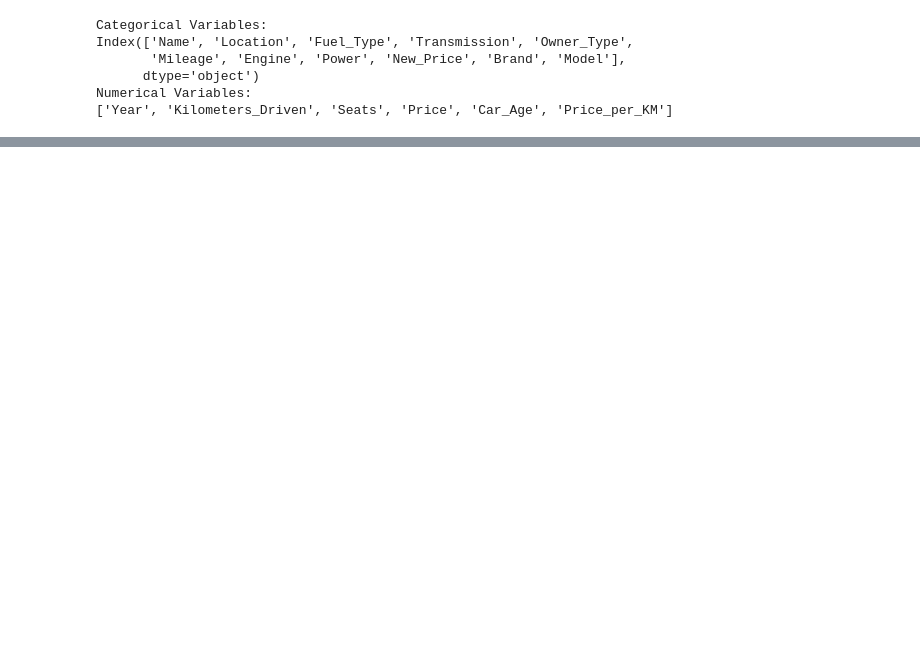
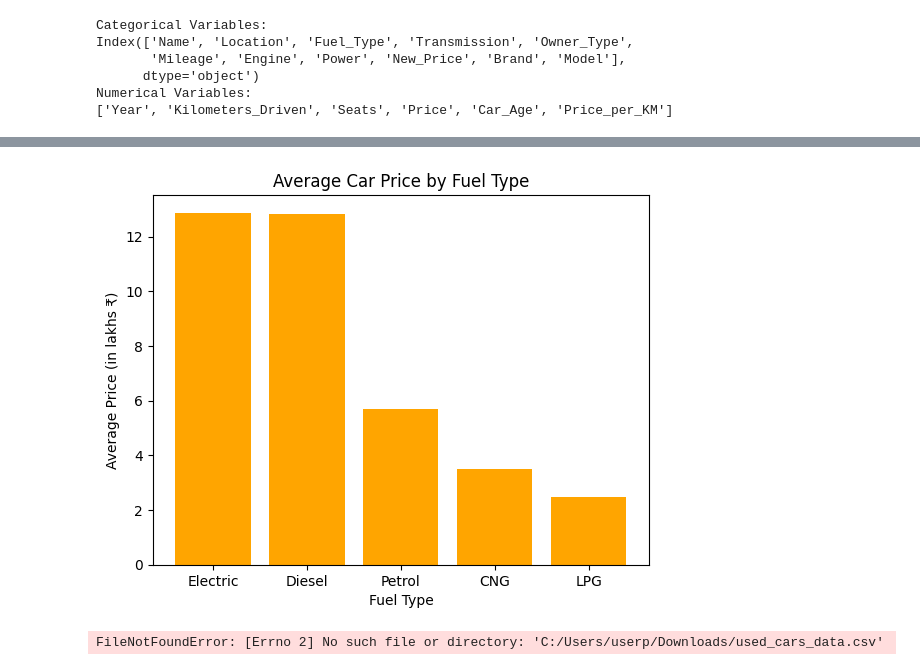
Before and after one commit to JayshriBorude/Machine-Learning-Lab, a Jupyter notebook: Assignment 1/ML Assignment1.ipynb, the cells around one changed output, grey strips where cells are left out. Drawn from its saved outputs; the diff is of its cells as text; code cells hidden in the pictures; blank space fills up the shorter version.

```diff
--- a/Assignment 1/ML Assignment1.ipynb
+++ b/Assignment 1/ML Assignment1.ipynb
@@ -240,0 +268,37 @@ Numerical Variables:
+# %%
+import matplotlib.pyplot as plt
+
+fuel_labels = ['Electric', 'Diesel', 'Petrol', 'CNG', 'LPG']
+avg_prices = [12.875, 12.8406, 5.7011, 3.5168, 2.487]
+
+plt.bar(fuel_labels, avg_prices, color='orange')
+plt.xlabel("Fuel Type")
+plt.ylabel("Average Price (in lakhs ₹)")
+plt.title("Average Car Price by Fuel Type")
+plt.show()
+# %% [output]
+[figure, added]
+# %%
+import pandas as pd
+import matplotlib.pyplot as plt
+
+# Load the dataset
+data = pd.read_csv("C:/Users/userp/Downloads/used_cars_data.csv")
+
+# Clean 'Mileage' if it's in string format
+data['Mileage'] = data['Mileage'].astype(str).str.extract(r'(\d+\.?\d*)').astype(float)
+
+# Select top 5 cars by 'Kilometers_Driven'
+top_cars = data[['Mileage', 'Kilometers_Driven']].sort_values(by='Kilometers_Driven', ascending=False).head(5)
+
+# Plot
+plt.scatter(top_cars['Mileage'], top_cars['Kilometers_Driven'], color='pink')
+plt.xlabel('Mileage')
+plt.ylabel('Kilometers Driven')
+plt.title('Mileage of Cars by Kilometers Driven')
+
+# Save the figure
+plt.savefig(r"C:\Users\userp\Desktop\MLLabs.jpg")
+plt.show()
+# %% [output]
+FileNotFoundError: [Errno 2] No such file or directory: 'C:/Users/userp/Downloads/used_cars_data.csv'
```
Also changed, not shown: parts of 2 cells of this notebook.
